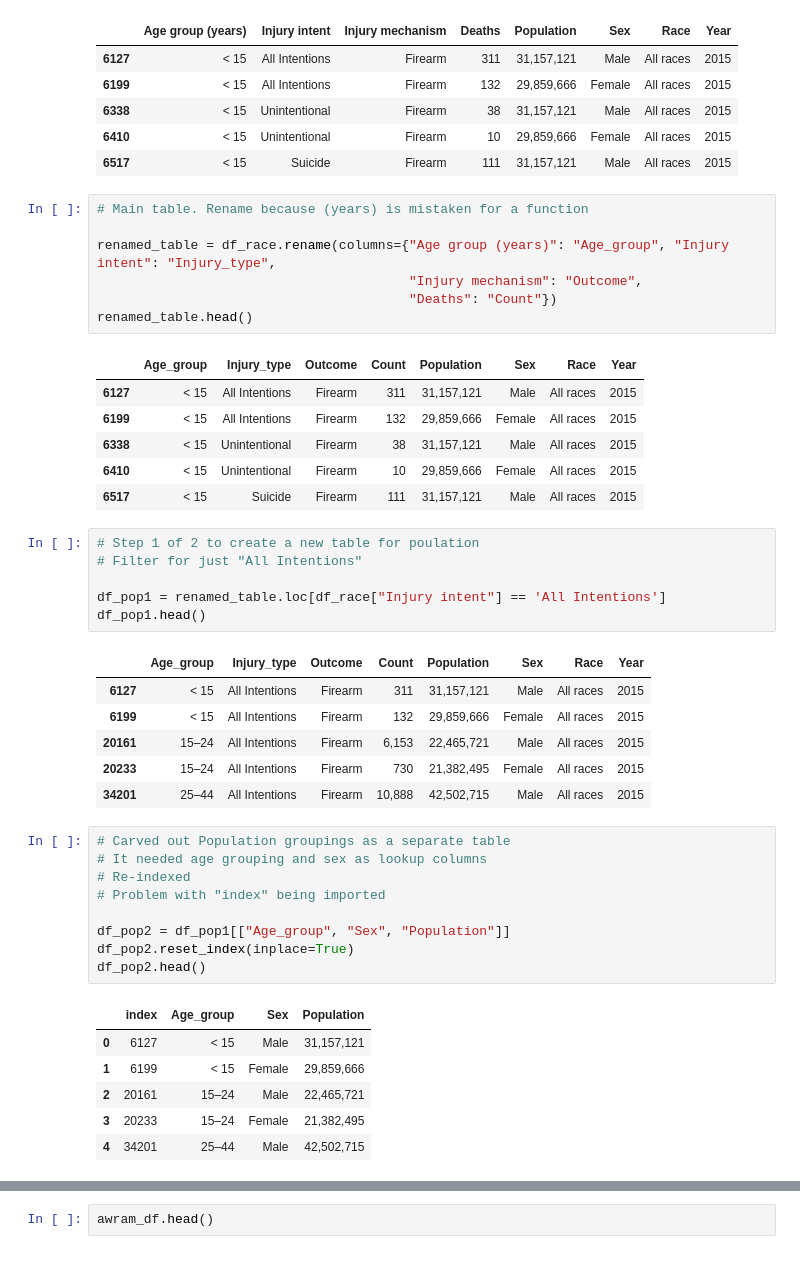
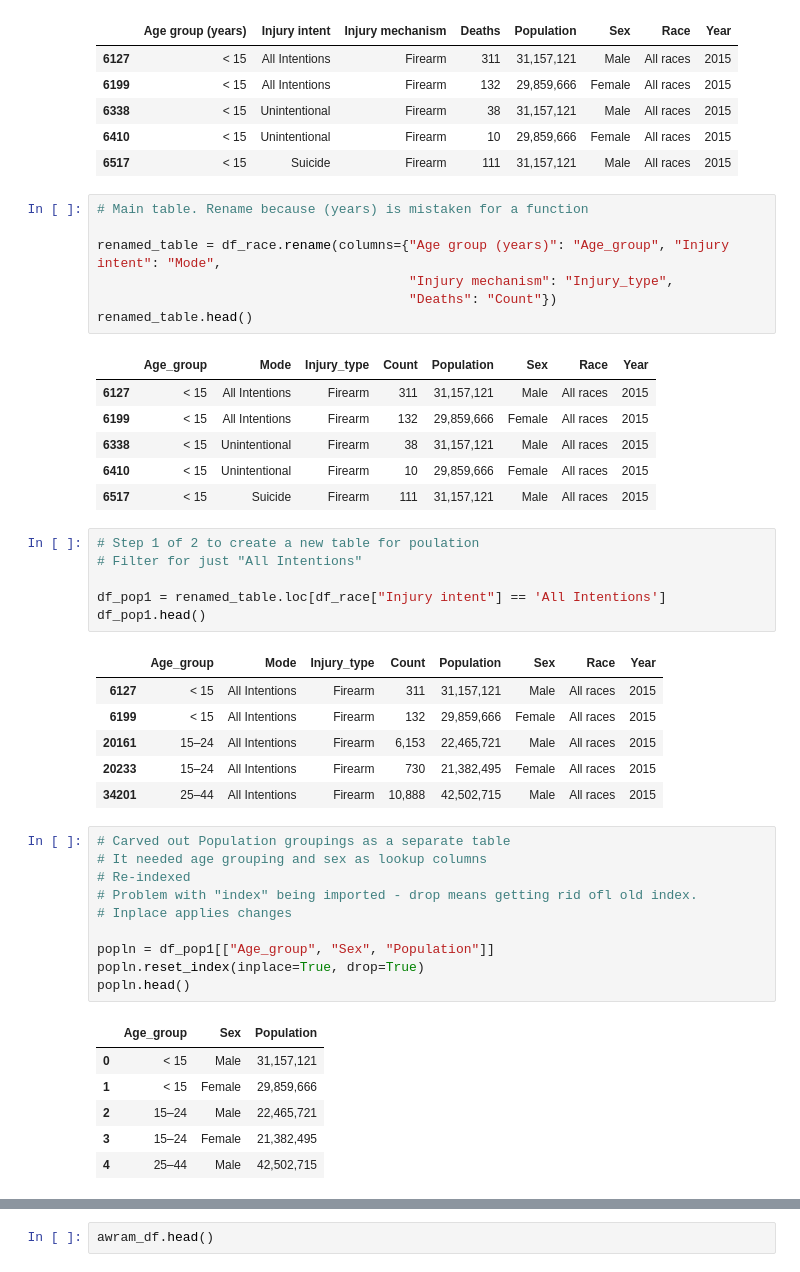
Before and after one commit to petarob/ETL_practice, a Jupyter notebook: injuries.ipynb, the cells around one changed output, grey strips where cells are left out. Drawn from its saved outputs; the diff is of its cells as text.

```diff
--- a/injuries.ipynb
+++ b/injuries.ipynb
@@ -98,12 +123,12 @@ df_race.head()
 # %%
 # Main table. Rename because (years) is mistaken for a function
 
-renamed_table = df_race.rename(columns={"Age group (years)": "Age_group", "Injury intent": "Injury_type",
-                                        "Injury mechanism": "Outcome",
+renamed_table = df_race.rename(columns={"Age group (years)": "Age_group", "Injury intent": "Mode",
+                                        "Injury mechanism": "Injury_type",
                                         "Deaths": "Count"})
 renamed_table.head()
 # %% [output]
-|  | Age_group | Injury_type | Outcome | Count | Population | Sex | Race | Year |
+|  | Age_group | Mode | Injury_type | Count | Population | Sex | Race | Year |
 | 6127 | < 15 | All Intentions | Firearm | 311 | 31,157,121 | Male | All races | 2015 |
 | 6199 | < 15 | All Intentions | Firearm | 132 | 29,859,666 | Female | All races | 2015 |
 | 6338 | < 15 | Unintentional | Firearm | 38 | 31,157,121 | Male | All races | 2015 |
@@ -116,7 +141,7 @@ renamed_table.head()
 df_pop1 = renamed_table.loc[df_race["Injury intent"] == 'All Intentions']
 df_pop1.head()
 # %% [output]
-|  | Age_group | Injury_type | Outcome | Count | Population | Sex | Race | Year |
+|  | Age_group | Mode | Injury_type | Count | Population | Sex | Race | Year |
 | 6127 | < 15 | All Intentions | Firearm | 311 | 31,157,121 | Male | All races | 2015 |
 | 6199 | < 15 | All Intentions | Firearm | 132 | 29,859,666 | Female | All races | 2015 |
 | 20161 | 15–24 | All Intentions | Firearm | 6,153 | 22,465,721 | Male | All races | 2015 |
@@ -125,16 +150,17 @@ df_pop1.head()
 # %%
 # Carved out Population groupings as a separate table
 # It needed age grouping and sex as lookup columns
 # Re-indexed
-# Problem with "index" being imported
+# Problem with "index" being imported - drop means getting rid ofl old index.
+# Inplace applies changes
 
-df_pop2 = df_pop1[["Age_group", "Sex", "Population"]]
-df_pop2.reset_index(inplace=True)
-df_pop2.head()
+popln = df_pop1[["Age_group", "Sex", "Population"]]
+popln.reset_index(inplace=True, drop=True)
+popln.head()
 # %% [output]
-|  | index | Age_group | Sex | Population |
-| 0 | 6127 | < 15 | Male | 31,157,121 |
-| 1 | 6199 | < 15 | Female | 29,859,666 |
-| 2 | 20161 | 15–24 | Male | 22,465,721 |
-| 3 | 20233 | 15–24 | Female | 21,382,495 |
-| 4 | 34201 | 25–44 | Male | 42,502,715 |
+|  | Age_group | Sex | Population |
+| 0 | < 15 | Male | 31,157,121 |
+| 1 | < 15 | Female | 29,859,666 |
+| 2 | 15–24 | Male | 22,465,721 |
+| 3 | 15–24 | Female | 21,382,495 |
+| 4 | 25–44 | Male | 42,502,715 |
```
Also changed, not shown: parts of 29 cells of this notebook, 3 other files.
